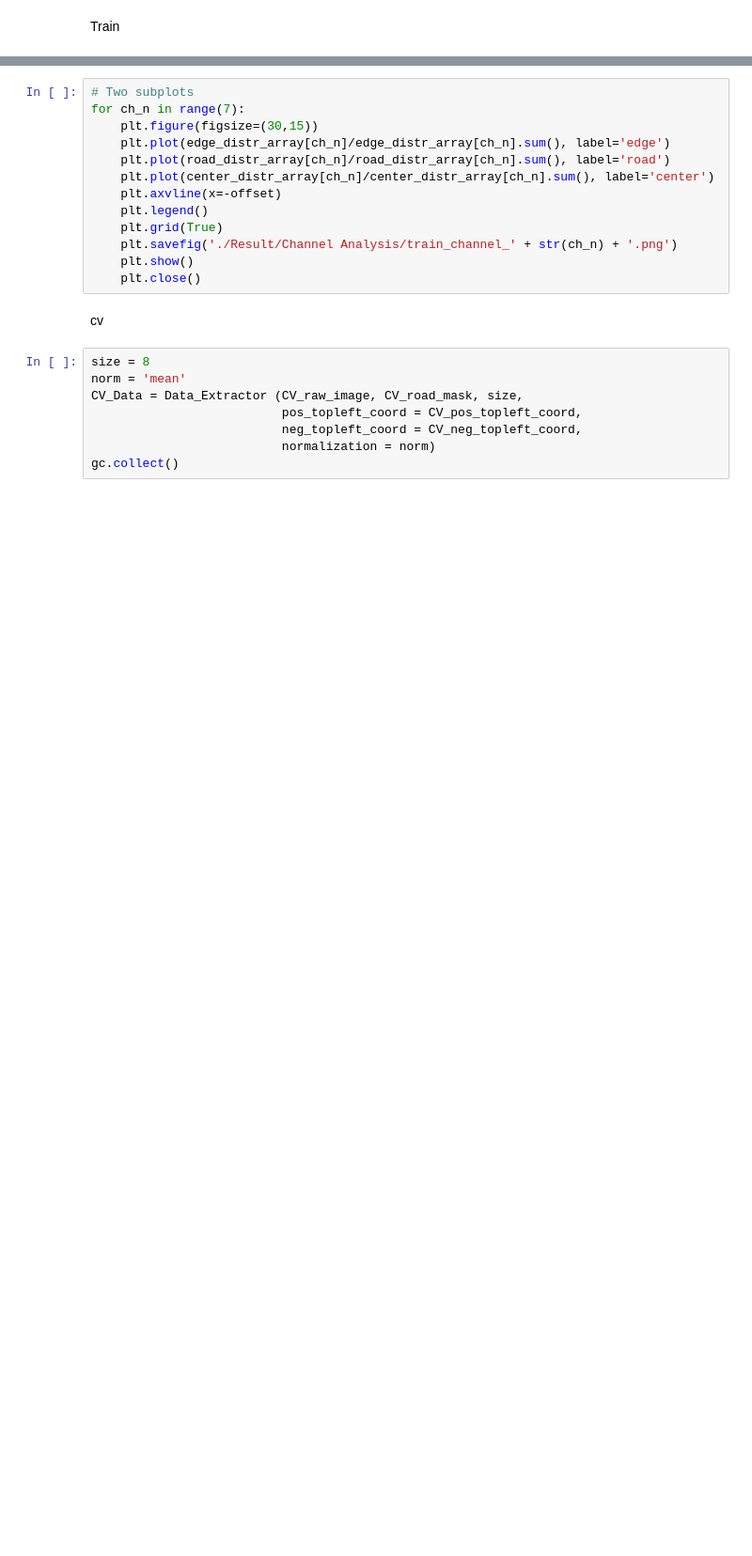
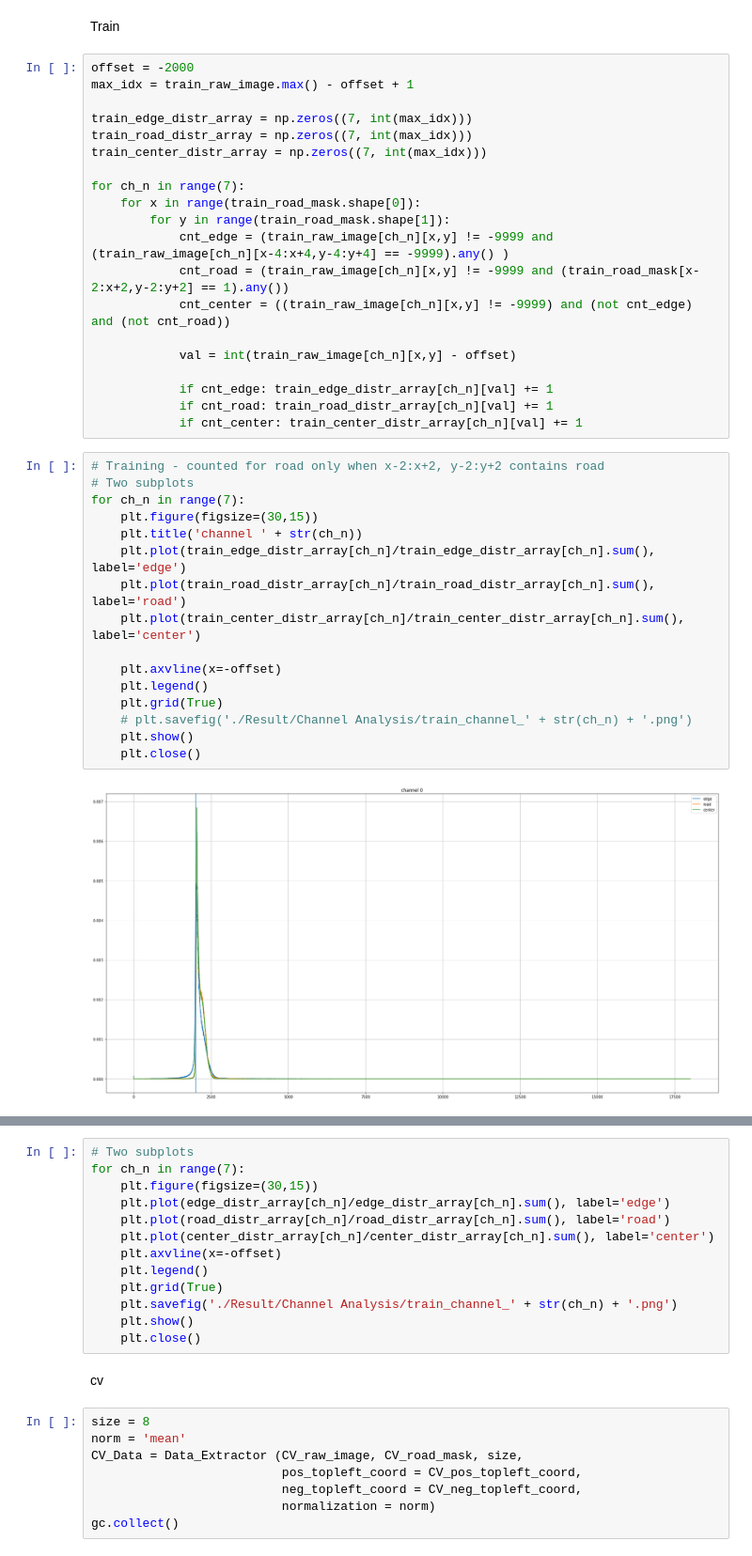
Before and after one commit to LiyaoTang/Road-Extraction-from-Time-Series-Satellite-Images, a Jupyter notebook: Data_Preprocessing/Channel_Analysis.ipynb, the cells around one changed output, grey strips where cells are left out. Shown at 94% size. Drawn from its saved outputs; the diff is of its cells as text; blank space fills up the shorter version.

```diff
--- a/Data_Preprocessing/Channel_Analysis.ipynb
+++ b/Data_Preprocessing/Channel_Analysis.ipynb
@@ -86,3 +135,41 @@ def count_pixel_value (value_array, cnt_array, offset):
         cnt_array[int(val + offset)] += 1
 # %% [markdown]
 Train
+# %%
+offset = -2000
+max_idx = train_raw_image.max() - offset + 1
+
+train_edge_distr_array = np.zeros((7, int(max_idx)))
+train_road_distr_array = np.zeros((7, int(max_idx)))
+train_center_distr_array = np.zeros((7, int(max_idx)))
+
+for ch_n in range(7):
+    for x in range(train_road_mask.shape[0]):
+        for y in range(train_road_mask.shape[1]):
+            cnt_edge = (train_raw_image[ch_n][x,y] != -9999 and (train_raw_image[ch_n][x-4:x+4,y-4:y+4] == -9999).any() )
+            cnt_road = (train_raw_image[ch_n][x,y] != -9999 and (train_road_mask[x-2:x+2,y-2:y+2] == 1).any())
+            cnt_center = ((train_raw_image[ch_n][x,y] != -9999) and (not cnt_edge) and (not cnt_road))
+
+            val = int(train_raw_image[ch_n][x,y] - offset)
+
+            if cnt_edge: train_edge_distr_array[ch_n][val] += 1
+            if cnt_road: train_road_distr_array[ch_n][val] += 1
+            if cnt_center: train_center_distr_array[ch_n][val] += 1
+# %%
+# Training - counted for road only when x-2:x+2, y-2:y+2 contains road
+# Two subplots
+for ch_n in range(7):
+    plt.figure(figsize=(30,15))
+    plt.title('channel ' + str(ch_n))
+    plt.plot(train_edge_distr_array[ch_n]/train_edge_distr_array[ch_n].sum(), label='edge')
+    plt.plot(train_road_distr_array[ch_n]/train_road_distr_array[ch_n].sum(), label='road')
+    plt.plot(train_center_distr_array[ch_n]/train_center_distr_array[ch_n].sum(), label='center')
+
+    plt.axvline(x=-offset)
+    plt.legend()
+    plt.grid(True)
+    # plt.savefig('./Result/Channel Analysis/train_channel_' + str(ch_n) + '.png')
+    plt.show()
+    plt.close()
+# %% [output]
+[figure, added]
```
Also changed, not shown: parts of 20 cells of this notebook, 20 other files.
